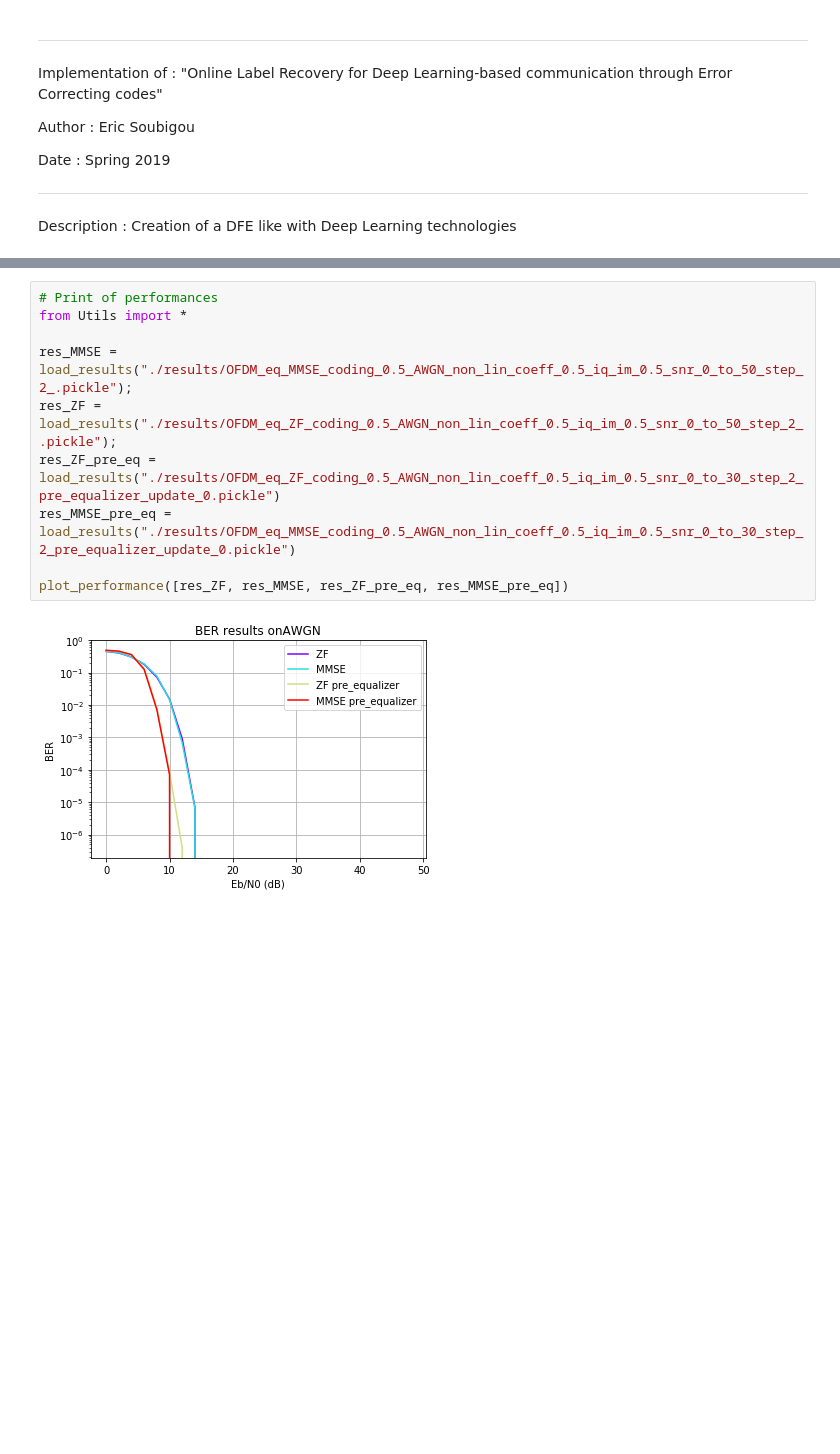
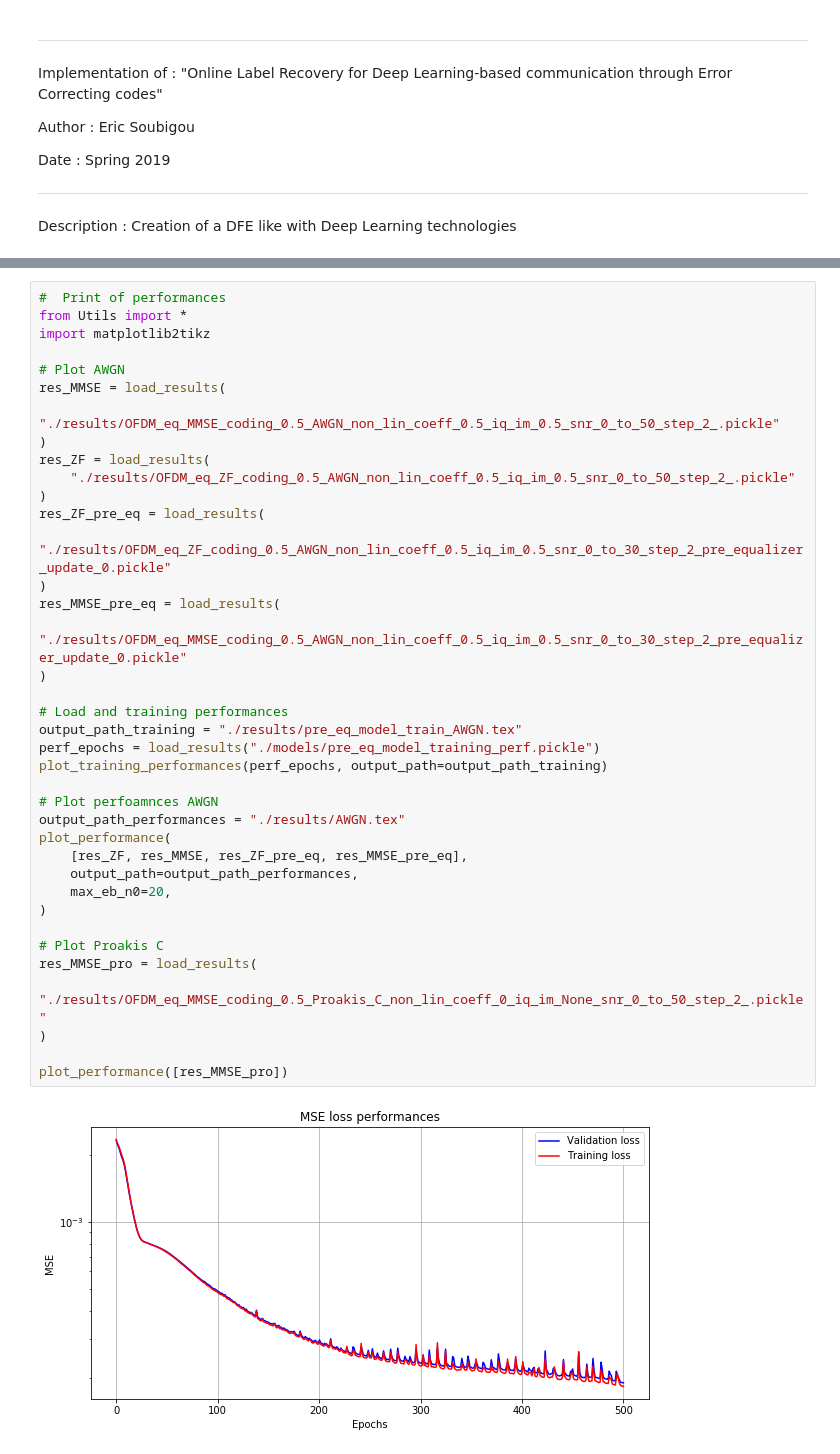
Before and after one commit to EricSoubigou/Deep-Net-Pre-Equalizer, a Jupyter notebook: online_label_recovery.ipynb, the cells around one changed output, grey strips where cells are left out. Cells and saved outputs as stored; diff of their text form; blank space fills up the shorter version.

Commit message:
Update for figures printing ang generation

```diff
--- a/online_label_recovery.ipynb
+++ b/online_label_recovery.ipynb
@@ -279,12 +247,40 @@ At  40.0  % , BER =  0.0 , FER =  0.0  for  Eb/N0 =  12  dB , SNR =  12.0 dB  nb
 # %%
-# Print of performances
+#  Print of performances
 from Utils import *
+import matplotlib2tikz
 
-res_MMSE = load_results("./results/OFDM_eq_MMSE_coding_0.5_AWGN_non_lin_coeff_0.5_iq_im_0.5_snr_0_to_50_step_2_.pickle");
-res_ZF = load_results("./results/OFDM_eq_ZF_coding_0.5_AWGN_non_lin_coeff_0.5_iq_im_0.5_snr_0_to_50_step_2_.pickle");
-res_ZF_pre_eq = load_results("./results/OFDM_eq_ZF_coding_0.5_AWGN_non_lin_coeff_0.5_iq_im_0.5_snr_0_to_30_step_2_pre_equalizer_update_0.pickle")
-res_MMSE_pre_eq = load_results("./results/OFDM_eq_MMSE_coding_0.5_AWGN_non_lin_coeff_0.5_iq_im_0.5_snr_0_to_30_step_2_pre_equalizer_update_0.pickle")
+# Plot AWGN
+res_MMSE = load_results(
+    "./results/OFDM_eq_MMSE_coding_0.5_AWGN_non_lin_coeff_0.5_iq_im_0.5_snr_0_to_50_step_2_.pickle"
+)
+res_ZF = load_results(
+    "./results/OFDM_eq_ZF_coding_0.5_AWGN_non_lin_coeff_0.5_iq_im_0.5_snr_0_to_50_step_2_.pickle"
+)
+res_ZF_pre_eq = load_results(
+    "./results/OFDM_eq_ZF_coding_0.5_AWGN_non_lin_coeff_0.5_iq_im_0.5_snr_0_to_30_step_2_pre_equalizer_update_0.pickle"
+)
+res_MMSE_pre_eq = load_results(
+    "./results/OFDM_eq_MMSE_coding_0.5_AWGN_non_lin_coeff_0.5_iq_im_0.5_snr_0_to_30_step_2_pre_equalizer_update_0.pickle"
+)
 
-plot_performance([res_ZF, res_MMSE, res_ZF_pre_eq, res_MMSE_pre_eq])
+# Load and training performances
+output_path_training = "./results/pre_eq_model_train_AWGN.tex"
+perf_epochs = load_results("./models/pre_eq_model_training_perf.pickle")
+plot_training_performances(perf_epochs, output_path=output_path_training)
+
+# Plot perfoamnces AWGN
+output_path_performances = "./results/AWGN.tex"
+plot_performance(
+    [res_ZF, res_MMSE, res_ZF_pre_eq, res_MMSE_pre_eq],
+    output_path=output_path_performances,
+    max_eb_n0=20,
+)
+
+# Plot Proakis C
+res_MMSE_pro = load_results(
+    "./results/OFDM_eq_MMSE_coding_0.5_Proakis_C_non_lin_coeff_0_iq_im_None_snr_0_to_50_step_2_.pickle"
+)
+
+plot_performance([res_MMSE_pro])
 # %% [output]
-[figure, old version]
+[figure, new version]
```
Also changed, not shown: parts of 8 cells of this notebook, 9 other files.
